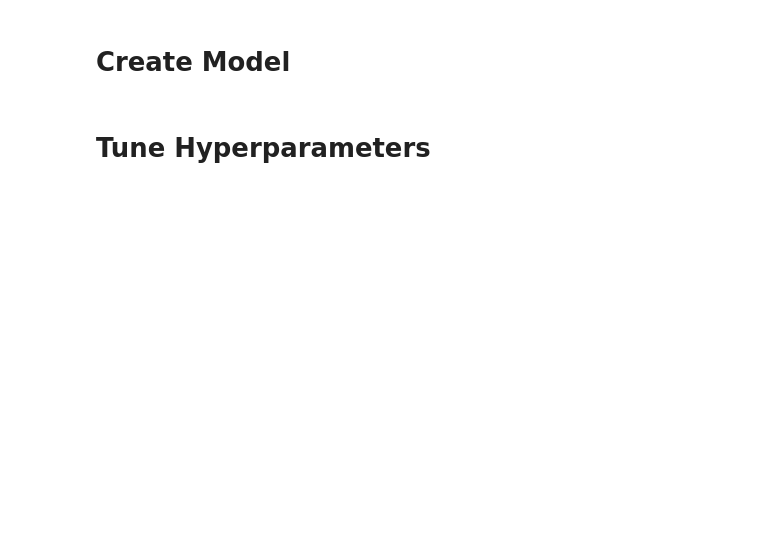
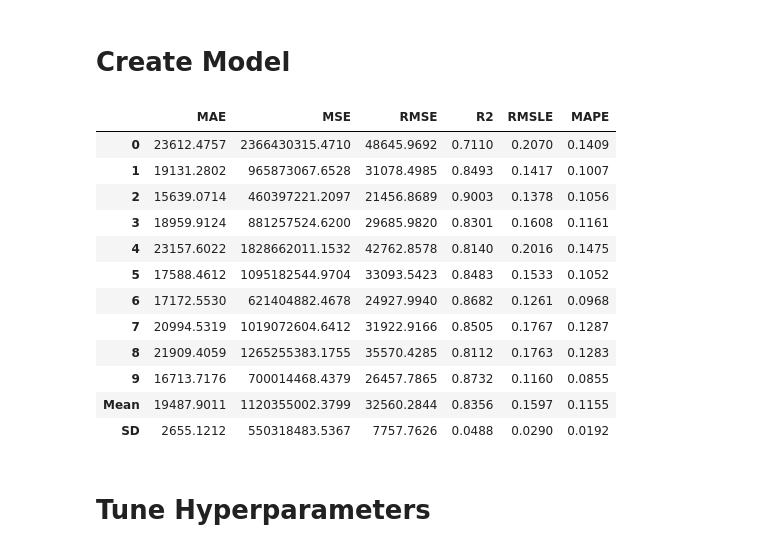
Before and after one commit to felipefiorini/HP_ART, a Jupyter notebook: notebooks/house-prices-auto-ml-pycaret.ipynb, the cells around one changed output. Drawn from its saved outputs; the diff is of its cells as text; code cells hidden in the pictures; blank space fills up the shorter version.

```diff
--- a/notebooks/house-prices-auto-ml-pycaret.ipynb
+++ b/notebooks/house-prices-auto-ml-pycaret.ipynb
@@ -39,3 +83,21 @@ catboost = create_model('catboost')
+# %%
+model = create_model(best_model)
+model_lgbm = create_model('lightgbm')
+model_rf = create_model('rf')
+# %% [output]
+|  | MAE | MSE | RMSE | R2 | RMSLE | MAPE |
+| 0 | 23612.4757 | 2366430315.4710 | 48645.9692 | 0.7110 | 0.2070 | 0.1409 |
+| 1 | 19131.2802 | 965873067.6528 | 31078.4985 | 0.8493 | 0.1417 | 0.1007 |
+| 2 | 15639.0714 | 460397221.2097 | 21456.8689 | 0.9003 | 0.1378 | 0.1056 |
+| 3 | 18959.9124 | 881257524.6200 | 29685.9820 | 0.8301 | 0.1608 | 0.1161 |
+| 4 | 23157.6022 | 1828662011.1532 | 42762.8578 | 0.8140 | 0.2016 | 0.1475 |
+| 5 | 17588.4612 | 1095182544.9704 | 33093.5423 | 0.8483 | 0.1533 | 0.1052 |
+| 6 | 17172.5530 | 621404882.4678 | 24927.9940 | 0.8682 | 0.1261 | 0.0968 |
+| 7 | 20994.5319 | 1019072604.6412 | 31922.9166 | 0.8505 | 0.1767 | 0.1287 |
+| 8 | 21909.4059 | 1265255383.1755 | 35570.4285 | 0.8112 | 0.1763 | 0.1283 |
+| 9 | 16713.7176 | 700014468.4379 | 26457.7865 | 0.8732 | 0.1160 | 0.0855 |
+| Mean | 19487.9011 | 1120355002.3799 | 32560.2844 | 0.8356 | 0.1597 | 0.1155 |
+| SD | 2655.1212 | 550318483.5367 | 7757.7626 | 0.0488 | 0.0290 | 0.0192 |
 # %% [markdown]
 # Tune Hyperparameters
 # %%
```
Also changed, not shown: parts of 14 cells of this notebook.
